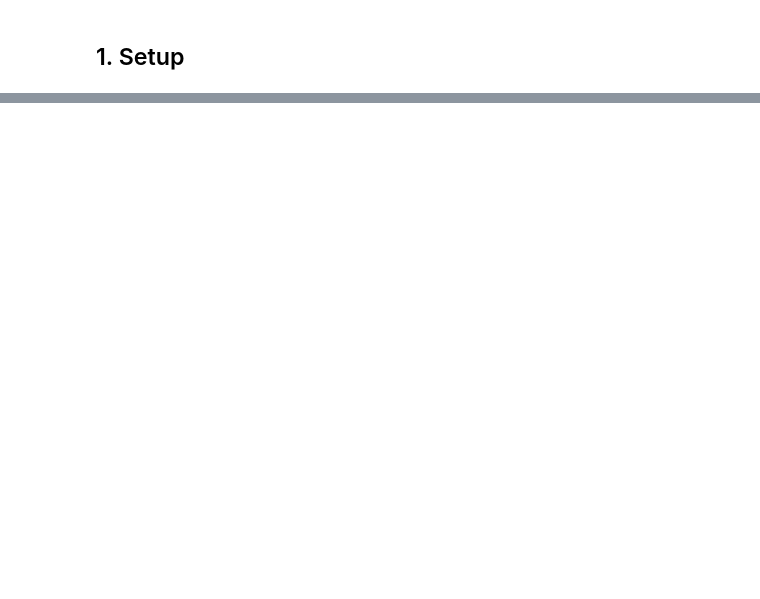
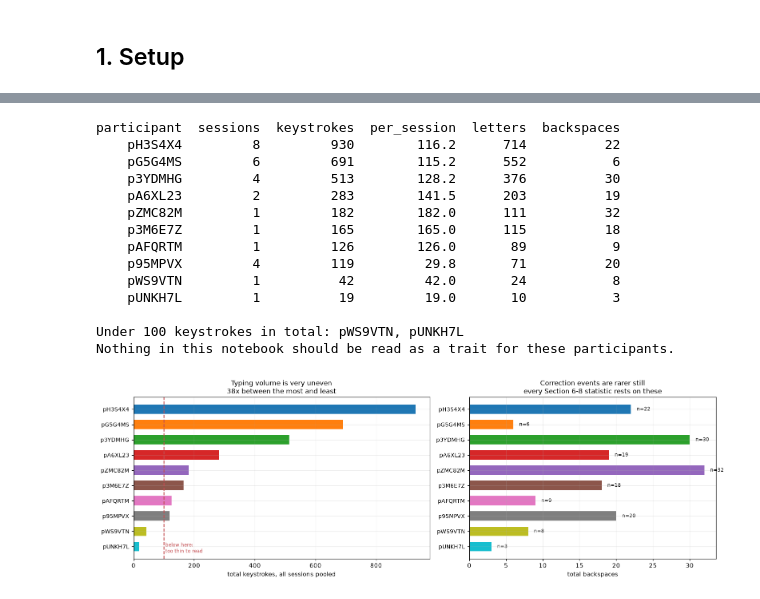
Before and after one commit to williaminsley/BBDC-Prototype-2-Research, a Jupyter notebook: notebooks/modelling/07_typing_structure.ipynb, the cells around one changed output, grey strips where cells are left out. Drawn from its saved outputs; the diff is of its cells as text; code cells hidden in the pictures; blank space fills up the shorter version.

```diff
--- a/notebooks/modelling/07_typing_structure.ipynb
+++ b/notebooks/modelling/07_typing_structure.ipynb
@@ -919,0 +146,55 @@ wrote ../../data/interim/typing_verdict.csv  (13 rows)
+# %%
+vol_rows = []
+for p in PARTICIPANTS:
+    k = keys.loc[keys['participantId'] == p]
+    n_sess = (session_index['participantId'] == p).sum()
+    vol_rows.append({'participant': p, 'sessions': int(n_sess), 'keystrokes': len(k),
+                     'per_session': round(len(k) / max(n_sess, 1), 1),
+                     'letters': int((k['keyClass'] == 'LETTER').sum()),
+                     'backspaces': int((k['keyClass'] == 'BACKSPACE').sum())})
+volume = pd.DataFrame(vol_rows)
+print(volume.to_string(index=False))
+_thin = volume.loc[volume['keystrokes'] < 100, 'participant'].tolist()
+if _thin:
+    print(f"\nUnder 100 keystrokes in total: {', '.join(_thin)}")
+    print("Nothing in this notebook should be read as a trait for these participants.")
+
+
+def plot_volume(volume):
+    fig, axes = plt.subplots(1, 2, figsize=(14.5, 4.8), gridspec_kw={'width_ratios': [1.2, 1]})
+    ax = axes[0]
+    y = np.arange(len(volume))
+    ax.barh(y, volume['keystrokes'], color=[pcolor(p) for p in volume['participant']], height=0.62)
+    ax.axvline(100, color='#c44e52', ls='--', lw=1.4)
+    ax.text(105, len(volume) - 0.6, "below here:\ntoo thin to read", fontsize=8, color='#c44e52')
+    ax.set_yticks(y); ax.set_yticklabels(volume['participant'], fontsize=9); ax.invert_yaxis()
+    ax.set_xlabel("total keystrokes, all sessions pooled")
+    ax.set_title("Typing volume is very uneven\n38x between the most and least")
+
+    ax = axes[1]
+    ax.barh(y, volume['backspaces'], color=[pcolor(p) for p in volume['participant']], height=0.62)
+    for i, r in volume.iterrows():
+        ax.text(r['backspaces'] + 0.8, i, f"n={r['backspaces']}", va='center', fontsize=8)
+    ax.set_yticks(y); ax.set_yticklabels(volume['participant'], fontsize=9); ax.invert_yaxis()
+    ax.set_xlabel("total backspaces")
+    ax.set_title("Correction events are rarer still\nevery Section 6-8 statistic rests on these")
+    plt.tight_layout(); plt.show(); plt.close(fig)
+
+
+plot_volume(volume)
+# %% [output]
+participant  sessions  keystrokes  per_session  letters  backspaces
+    pH3S4X4         8         930        116.2      714          22
+    pG5G4MS         6         691        115.2      552           6
+    p3YDMHG         4         513        128.2      376          30
+    pA6XL23         2         283        141.5      203          19
+    pZMC82M         1         182        182.0      111          32
+    p3M6E7Z         1         165        165.0      115          18
+    pAFQRTM         1         126        126.0       89           9
+    p95MPVX         4         119         29.8       71          20
+    pWS9VTN         1          42         42.0       24           8
+    pUNKH7L         1          19         19.0       10           3
+
+Under 100 keystrokes in total: pWS9VTN, pUNKH7L
+Nothing in this notebook should be read as a trait for these participants.
+[figure, added]
```
Also changed, not shown: parts of 52 cells of this notebook.
